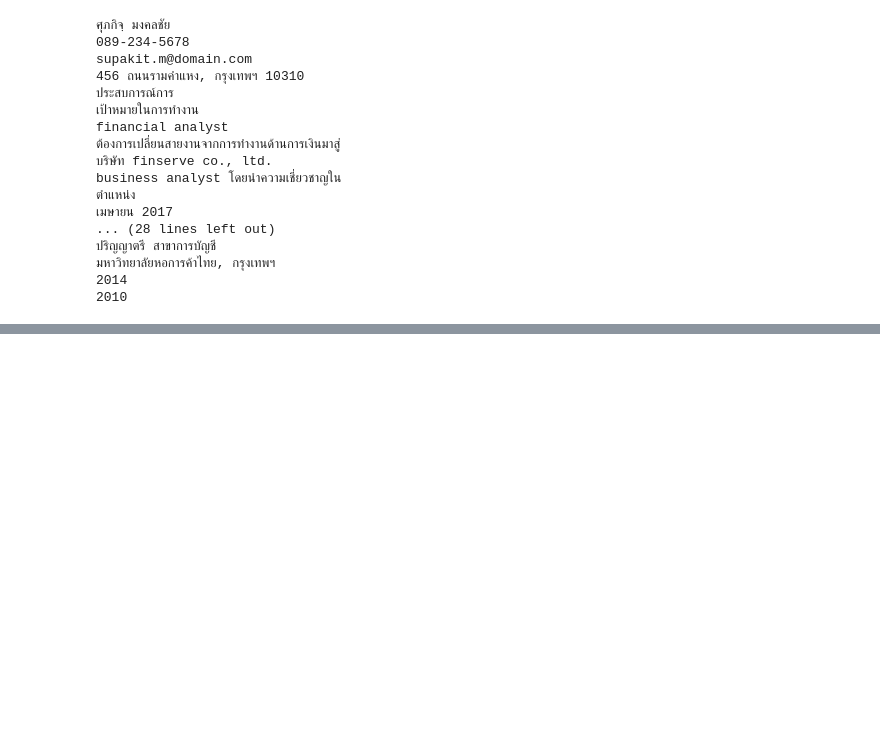
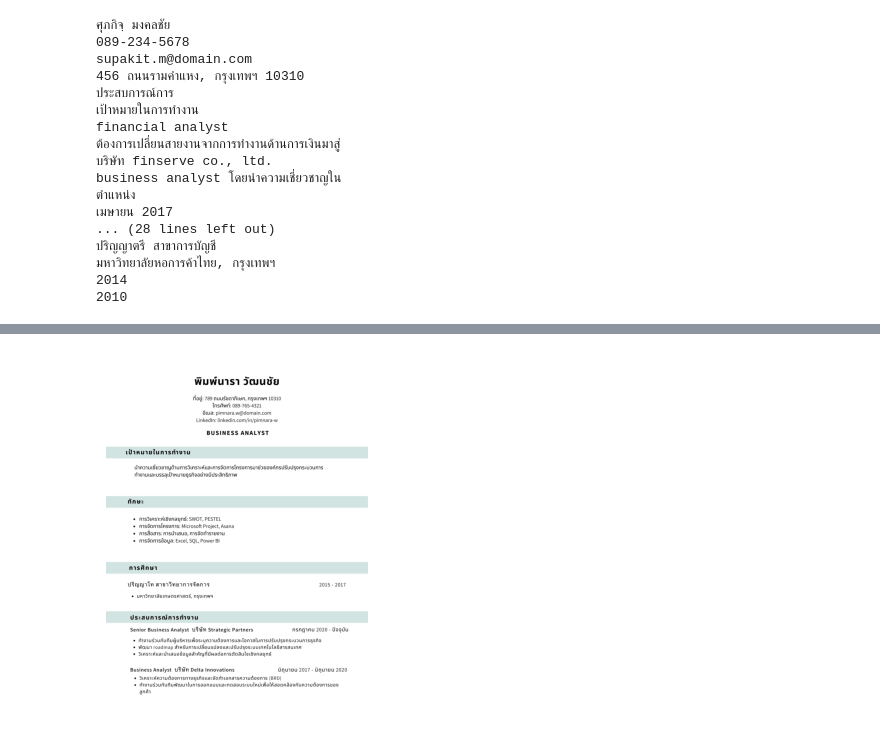
Before and after one commit to nxxk23/AI-Engineer, a Jupyter notebook: extract/EasyOCR.ipynb, the cells around one changed output, grey strips where cells are left out. Cells and saved outputs as stored; diff of their text form; code cells hidden in the pictures; blank space fills up the shorter version.

```diff
--- a/extract/EasyOCR.ipynb
+++ b/extract/EasyOCR.ipynb
@@ -148,0 +163,15 @@ business analyst โดยนำความเชี่ยวชาญใน
+# %%
+import cv2
+from matplotlib import pyplot as plt
+
+image = cv2.imread("/content/resume/images/page_2.png")
+
+# Convert the image from BGR (OpenCV format) to RGB (Matplotlib format)
+image_rgb = cv2.cvtColor(image, cv2.COLOR_BGR2RGB)
+
+# Display the image
+plt.imshow(image_rgb)
+plt.axis('off')  # Hide axis
+plt.show()
+# %% [output]
+[figure, added]
```
Also changed, not shown: parts of 14 cells of this notebook.
